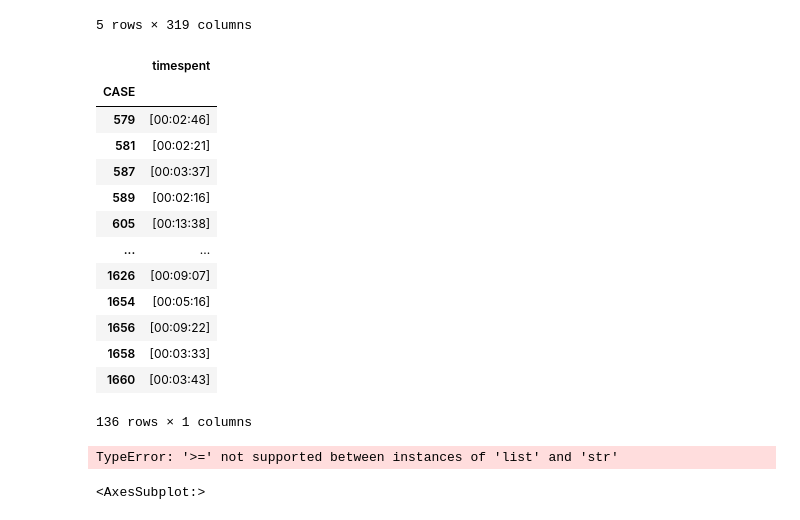
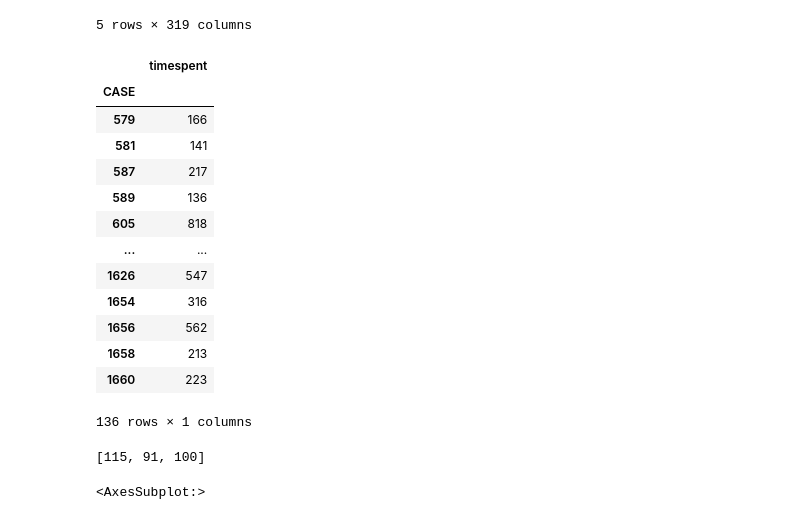
Before and after one commit to tlabarta/helpfulnessofxai, a Jupyter notebook: questionnaire_participants_statistics_charts.ipynb, the cells around one changed output. Drawn from its saved outputs; the diff is of its cells as text; code cells hidden in the pictures.

Commit message:
vergessen zu pushen/outliers

```diff
--- a/questionnaire_participants_statistics_charts.ipynb
+++ b/questionnaire_participants_statistics_charts.ipynb
@@ -77,35 +78,38 @@ df_time.head()
 | 5 | 605 | CASE000604 | 604 | bogen3 | interview | 2022-06-13 15:54:10 | NaN | NaN | NaN | NaN | ... | ... |
 5 rows × 319 columns
 # %%
-t_time = (df_time.LASTDATA - df_time.STARTED)
-df_time['timespent'] = t_time.astype(str).map(lambda x: x[7:])
+t_time = (df_time.LASTDATA - df_time.STARTED).values.view('<i8')/10**9
+
+df_time['timespent'] = t_time
 df_time['time_in_sec'] =  t_time
 #df_time.assign(TIMESPENT = t_time)
 # %%
-df_time = df_time.groupby('CASE')['timespent'].apply(list)
+df_time = df_time.groupby('CASE')['timespent'].apply(int)
 df_time = pd.DataFrame(df_time)
 df_time
 # %% [output]
 |  | timespent |
 | CASE |  |
-| 579 | [00:02:46] |
-| 581 | [00:02:21] |
-| 587 | [00:03:37] |
-| 589 | [00:02:16] |
-| 605 | [00:13:38] |
+| 579 | 166 |
+| 581 | 141 |
+| 587 | 217 |
+| 589 | 136 |
+| 605 | 818 |
 | ... | ... |
-| 1626 | [00:09:07] |
-| 1654 | [00:05:16] |
-| 1656 | [00:09:22] |
-| 1658 | [00:03:33] |
-| 1660 | [00:03:43] |
+| 1626 | 547 |
+| 1654 | 316 |
+| 1656 | 562 |
+| 1658 | 213 |
+| 1660 | 223 |
 136 rows × 1 columns
 # %%
-for i
-
-df_time.loc[df_time[['timespent']] >= ['00:01:00']]
+outliers = []
+for i in df_time['timespent']:
+    if i < 120:
+        outliers.append(i)
+print(outliers)
 # %% [output]
-TypeError: '>=' not supported between instances of 'list' and 'str'
+[115, 91, 100]
 # %%
 # guess time is meassured in seconds
 df.iloc[:, df.columns.get_loc("TIME001"):df.columns.get_loc("TIME001")+6].boxplot(showfliers=False)
```
Also changed, not shown: parts of 3 cells of this notebook.
